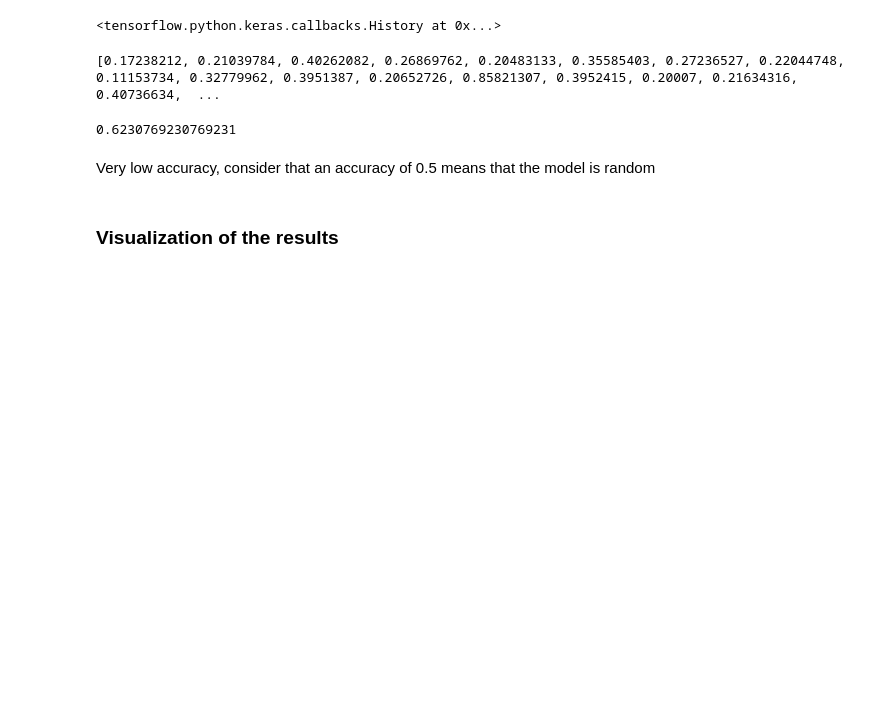
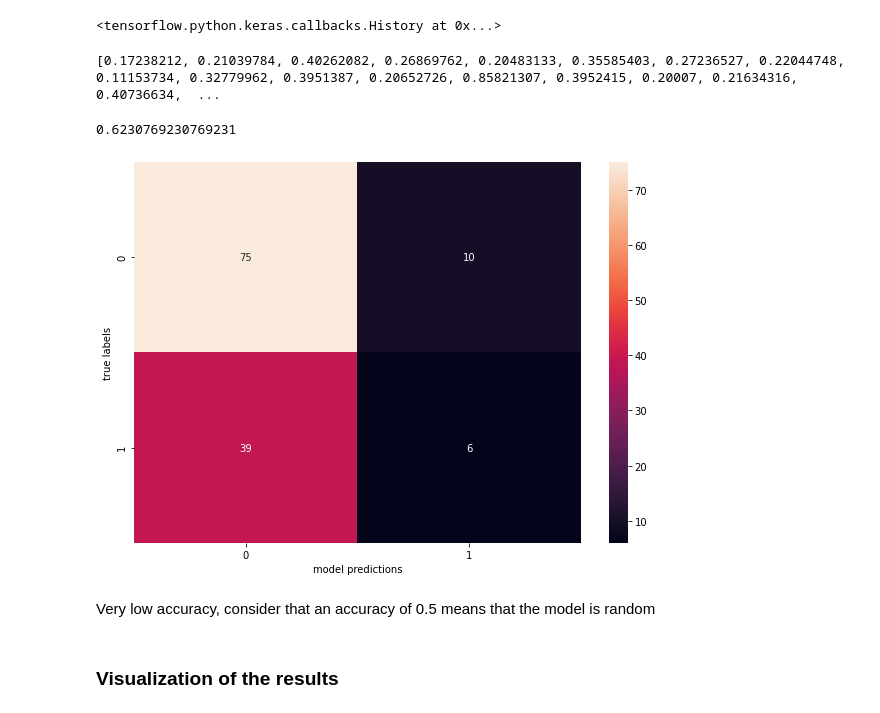
Before and after one commit to lucarossi9/statistical-computation-team-1, a Jupyter notebook: file di luca.ipynb, the cells around one changed output. Saved outputs shown, nothing was run; the diff lists cells and outputs as text; code cells hidden in the pictures; blank space fills up the shorter version.

Commit message:
added confusion matrix

```diff
--- a/file di luca.ipynb
+++ b/file di luca.ipynb
@@ -1110,6 +1111,16 @@ accuracy = accuracy_score(Y_test, pred)
 print(accuracy)
 # %% [output]
 0.6230769230769231
+# %%
+cm=metrics.confusion_matrix(Y_test, np.array(pred))
+df_cm = pd.DataFrame(cm, range(2),range(2))
+plt.figure(figsize = (10,7))
+sb.heatmap(df_cm, annot=True)
+plt.xlabel('model predictions')
+plt.ylabel('true labels')
+plt.show()
+# %% [output]
+[figure, added]
 # %% [markdown]
 Very low accuracy, consider that an accuracy of 0.5 means that the model is random
 # %%
```
Also changed, not shown: parts of 6 cells of this notebook.
